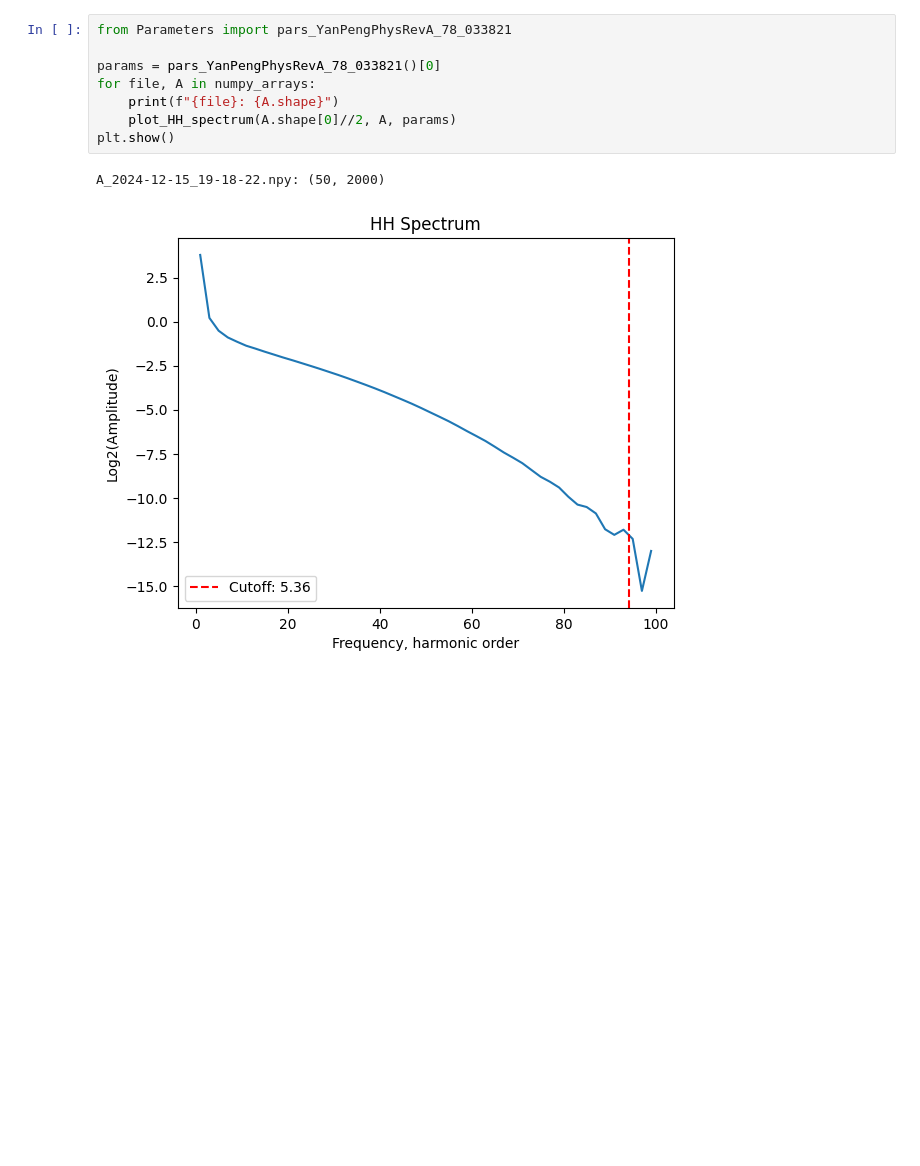
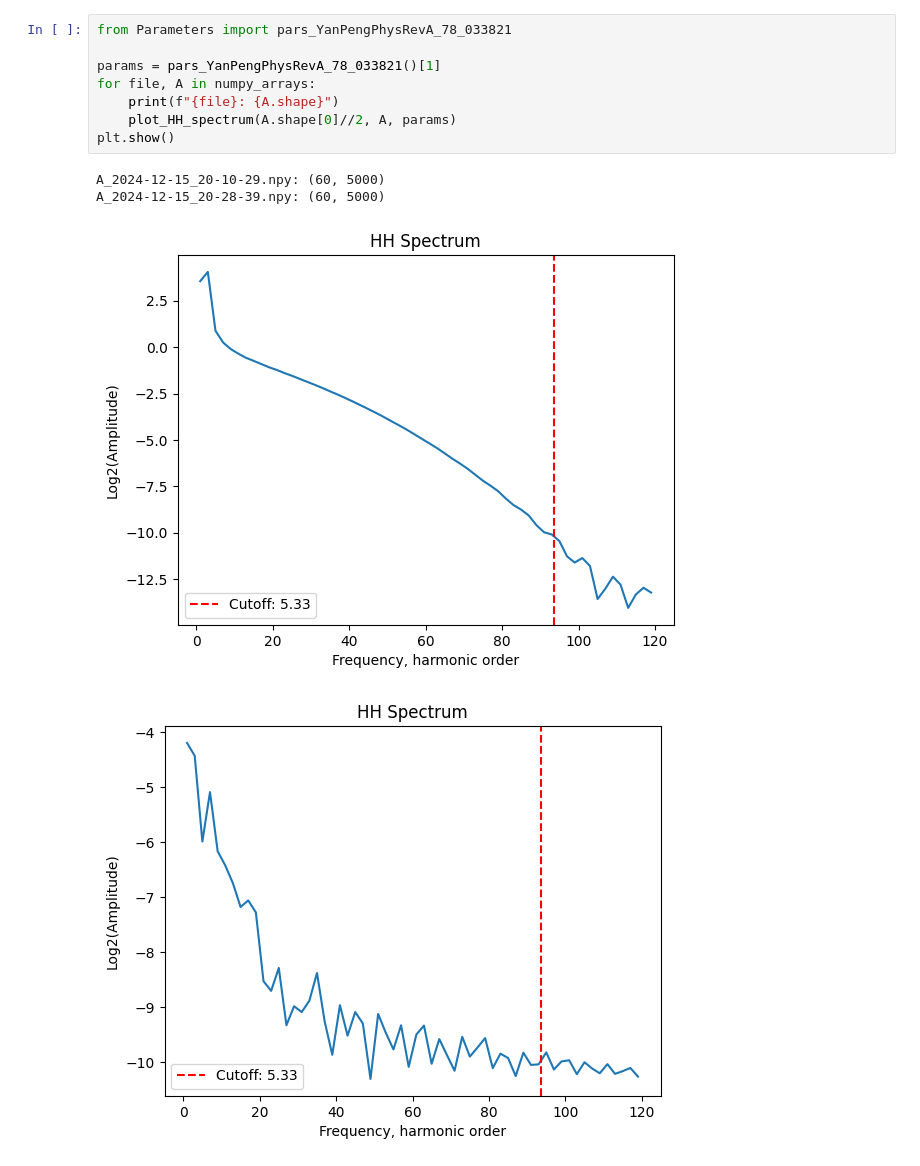
Before and after one commit to Volalex2000/HHG, a Jupyter notebook: test_main.ipynb, the cells around one changed output. Cells and saved outputs as stored; diff of their text form; blank space fills up the shorter version.

```diff
--- a/test_main.ipynb
+++ b/test_main.ipynb
@@ -47,11 +49,13 @@ A_2024-12-15_19-18-22.npy: (50, 2000)
 # %%
 from Parameters import pars_YanPengPhysRevA_78_033821
 
-params = pars_YanPengPhysRevA_78_033821()[0]
+params = pars_YanPengPhysRevA_78_033821()[1]
 for file, A in numpy_arrays:
     print(f"{file}: {A.shape}")
     plot_HH_spectrum(A.shape[0]//2, A, params)
 plt.show()
 # %% [output]
-A_2024-12-15_19-18-22.npy: (50, 2000)
+A_2024-12-15_20-10-29.npy: (60, 5000)
+A_2024-12-15_20-28-39.npy: (60, 5000)
-[figure, old version]
+[figure, new version]
+[figure, added]
```
Also changed, not shown: parts of 3 cells of this notebook, 2 other files.
